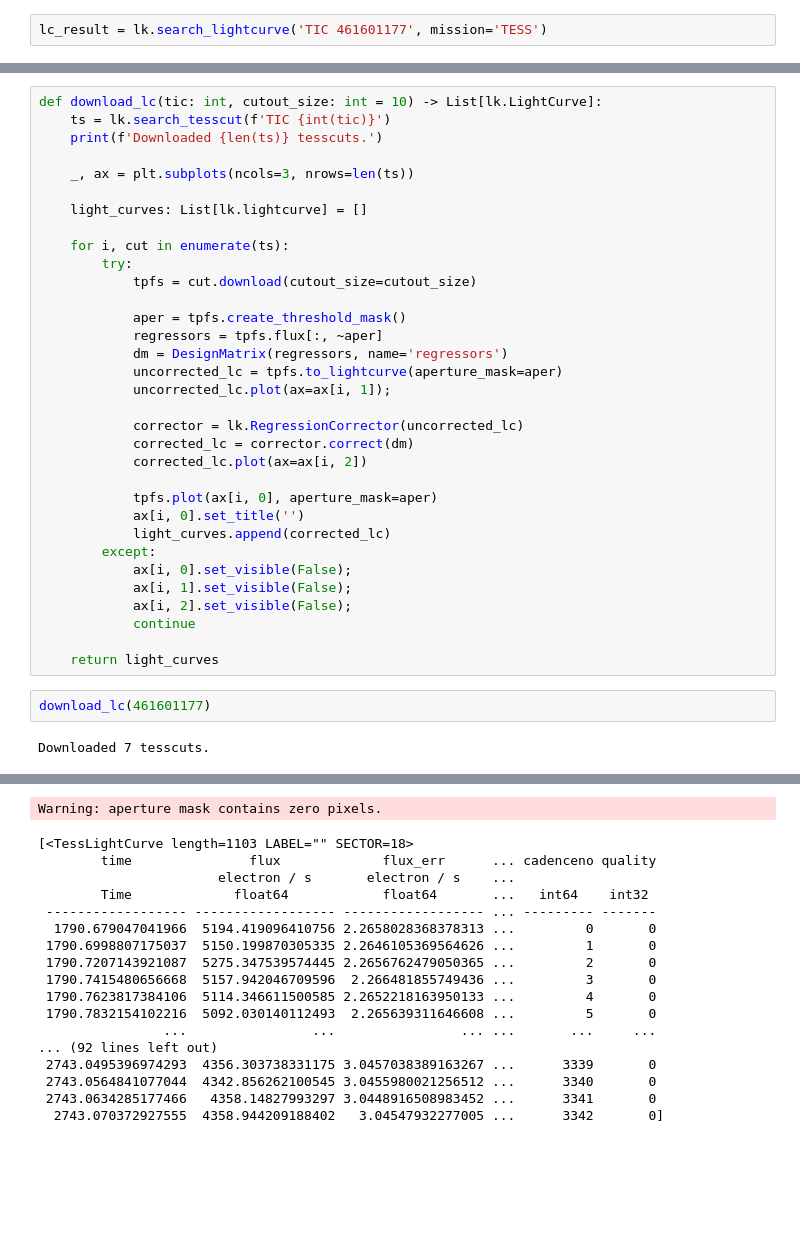
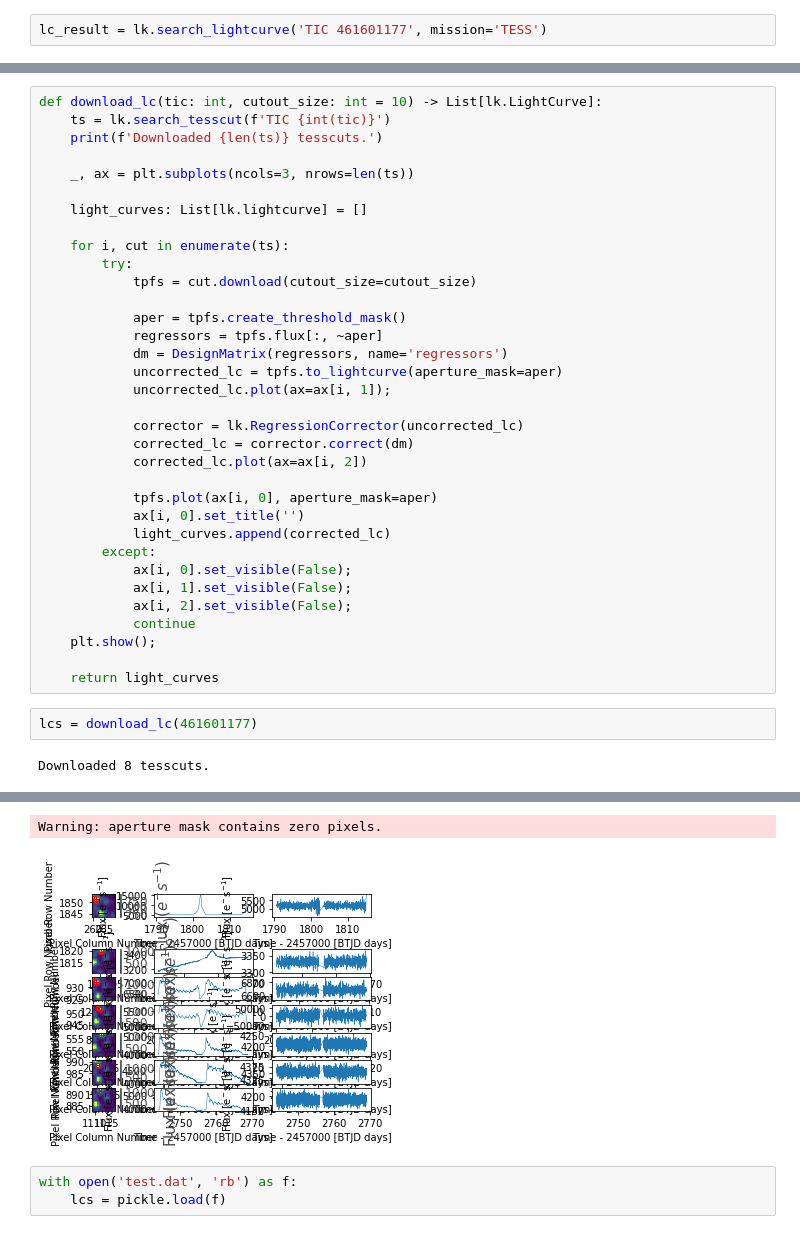
Before and after one commit to maja-jablonska/blue-stragglers-with-gaia, a Jupyter notebook: TESS.ipynb, the cells around one changed output, grey strips where cells are left out. Saved outputs shown, nothing was run; the diff lists cells and outputs as text; blank space fills up the shorter version.

Commit message:
Script for lightcurves+manual NGC 188 analysis

```diff
--- a/TESS.ipynb
+++ b/TESS.ipynb
@@ -241,9 +242,10 @@ def download_lc(tic: int, cutout_size: int = 10) -> List[lk.LightCurve]:
             ax[i, 1].set_visible(False);
             ax[i, 2].set_visible(False);
             continue
+    plt.show();
 
     return light_curves
 # %%
-download_lc(461601177)
+lcs = download_lc(461601177)
 # %% [output]
-Downloaded 7 tesscuts.
+Downloaded 8 tesscuts.
@@ -252,18 +252,5 @@ Downloaded 7 tesscuts.
 Warning: aperture mask contains zero pixels.
-[<TessLightCurve length=1103 LABEL="" SECTOR=18>
-        time               flux             flux_err      ... cadenceno quality
-                       electron / s       electron / s    ...
-        Time             float64            float64       ...   int64    int32
- ------------------ ------------------ ------------------ ... --------- -------
-  1790.679047041966  5194.419096410756 2.2658028368378313 ...         0       0
- 1790.6998807175037  5150.199870305335 2.2646105369564626 ...         1       0
- 1790.7207143921087  5275.347539574445 2.2656762479050365 ...         2       0
- 1790.7415480656668  5157.942046709596  2.266481855749436 ...         3       0
- 1790.7623817384106  5114.346611500585 2.2652218163950133 ...         4       0
- 1790.7832154102216  5092.030140112493  2.265639311646608 ...         5       0
-                ...                ...                ... ...       ...     ...
-... (92 lines left out)
- 2743.0495396974293  4356.303738331175 3.0457038389163267 ...      3339       0
- 2743.0564841077044  4342.856262100545 3.0455980021256512 ...      3340       0
- 2743.0634285177466   4358.14827993297 3.0448916508983452 ...      3341       0
-  2743.070372927555  4358.944209188402   3.04547932277005 ...      3342       0]
+[figure, added]
+# %%
+with open('test.dat', 'rb') as f:
+    lcs = pickle.load(f)
```
Also changed, not shown: parts of 3 cells of this notebook, 8 other files.
